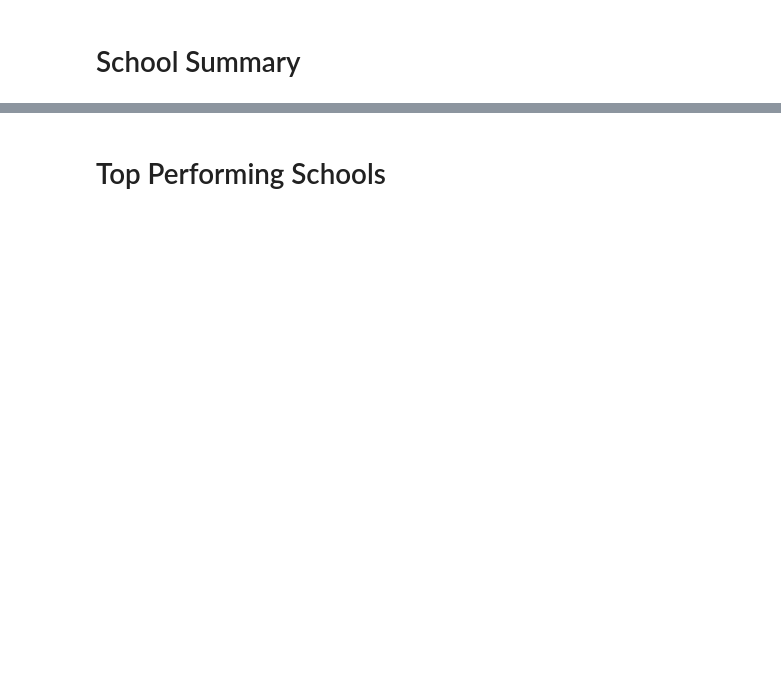
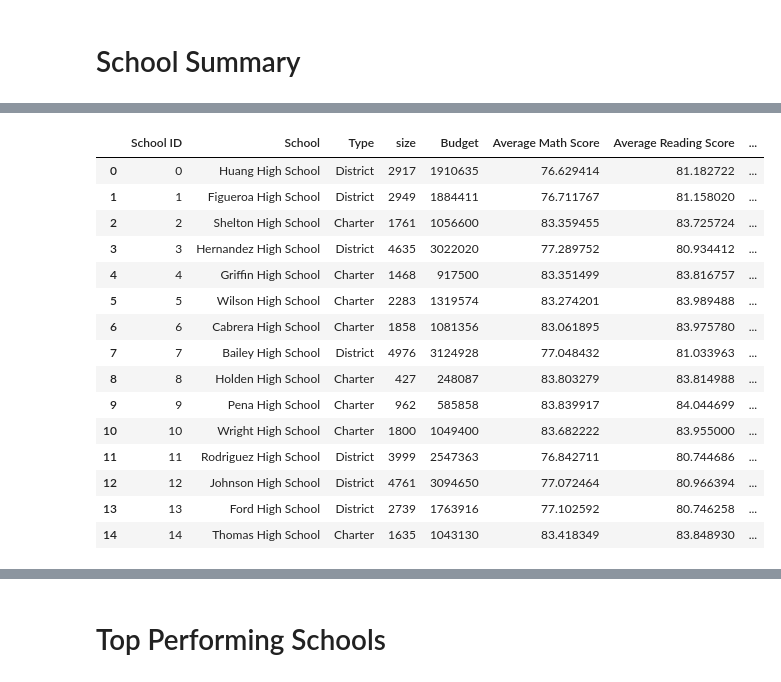
Before and after one commit to JonesInformatics/pandas-challenge, a Jupyter notebook: PyCitySchools/main.ipynb, the cells around one changed output, grey strips where cells are left out. Cells and saved outputs as stored; diff of their text form; code cells hidden in the pictures; blank space fills up the shorter version.

```diff
--- a/PyCitySchools/main.ipynb
+++ b/PyCitySchools/main.ipynb
@@ -286,2 +536,26 @@ District_DF
+# %%
+District_DF["per_student"] = District_DF['Budget']/District_DF['size']
+
+District_DF
+
+#school_df['per_student'] = school_df['budget']/school_df['size']
+#school_df.head(2)
+# %% [output]
+|  | School ID | School | Type | size | Budget | Average Math Score | Average Reading Score | ... |
+| 0 | 0 | Huang High School | District | 2917 | 1910635 | 76.629414 | 81.182722 | ... |
+| 1 | 1 | Figueroa High School | District | 2949 | 1884411 | 76.711767 | 81.158020 | ... |
+| 2 | 2 | Shelton High School | Charter | 1761 | 1056600 | 83.359455 | 83.725724 | ... |
+| 3 | 3 | Hernandez High School | District | 4635 | 3022020 | 77.289752 | 80.934412 | ... |
+| 4 | 4 | Griffin High School | Charter | 1468 | 917500 | 83.351499 | 83.816757 | ... |
+| 5 | 5 | Wilson High School | Charter | 2283 | 1319574 | 83.274201 | 83.989488 | ... |
+| 6 | 6 | Cabrera High School | Charter | 1858 | 1081356 | 83.061895 | 83.975780 | ... |
+| 7 | 7 | Bailey High School | District | 4976 | 3124928 | 77.048432 | 81.033963 | ... |
+| 8 | 8 | Holden High School | Charter | 427 | 248087 | 83.803279 | 83.814988 | ... |
+| 9 | 9 | Pena High School | Charter | 962 | 585858 | 83.839917 | 84.044699 | ... |
+| 10 | 10 | Wright High School | Charter | 1800 | 1049400 | 83.682222 | 83.955000 | ... |
+| 11 | 11 | Rodriguez High School | District | 3999 | 2547363 | 76.842711 | 80.744686 | ... |
+| 12 | 12 | Johnson High School | District | 4761 | 3094650 | 77.072464 | 80.966394 | ... |
+| 13 | 13 | Ford High School | District | 2739 | 1763916 | 77.102592 | 80.746258 | ... |
+| 14 | 14 | Thomas High School | Charter | 1635 | 1043130 | 83.418349 | 83.848930 | ... |
 # %%
 District_DF.dtypes
```
Also changed, not shown: parts of 77 cells of this notebook.
